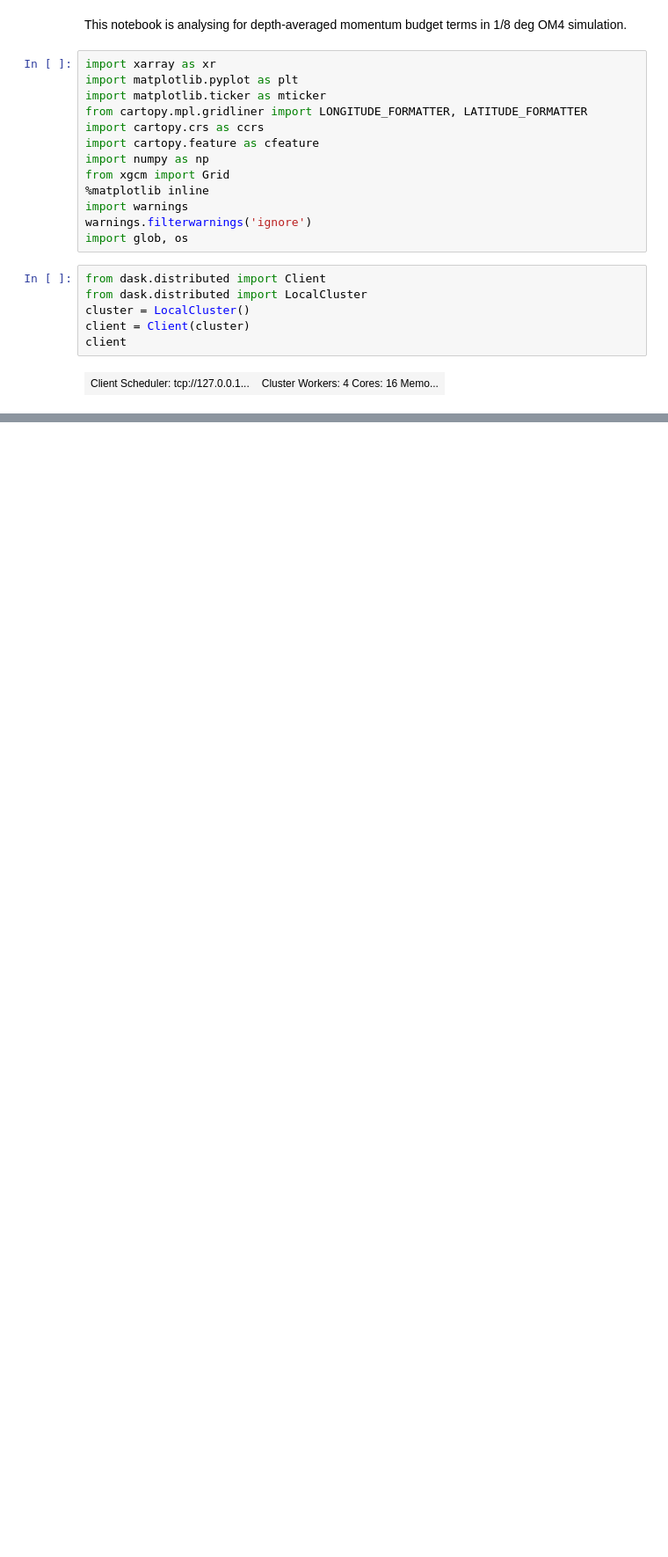
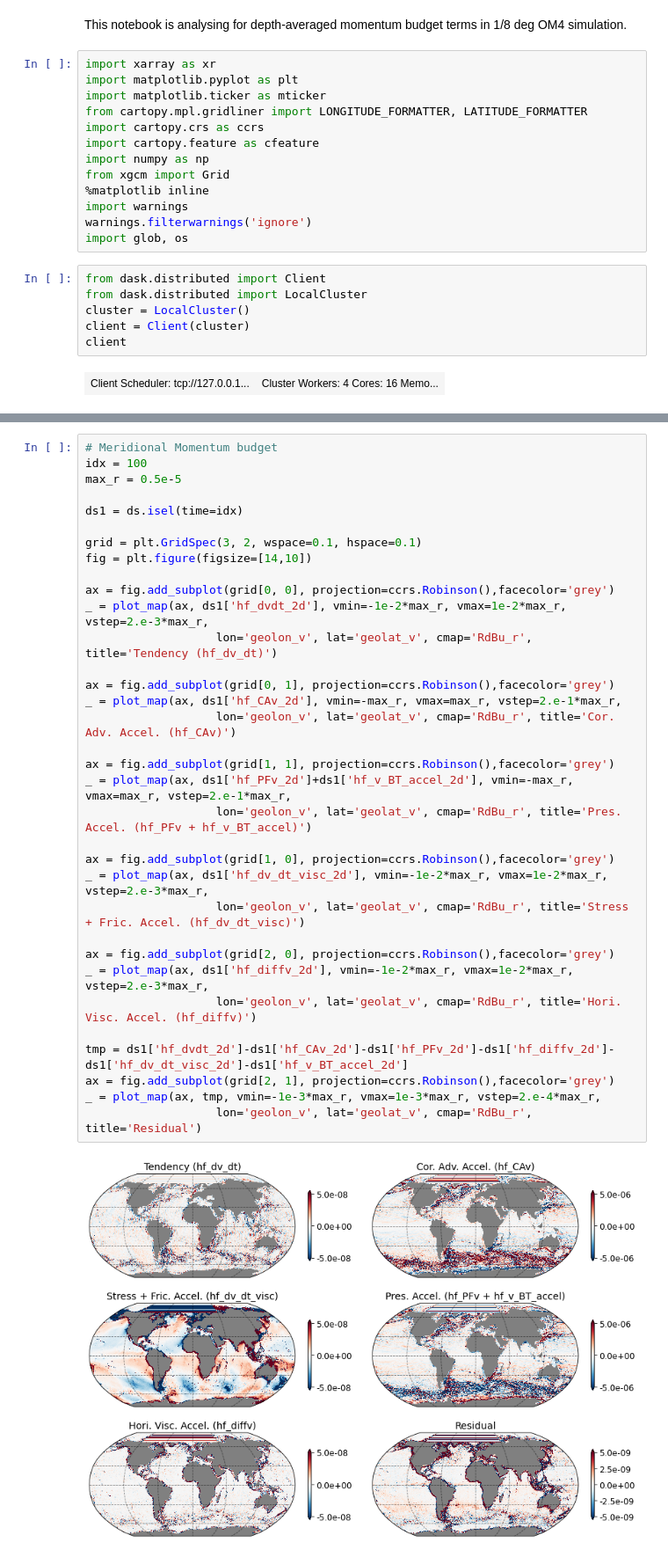
Before and after one commit to hmkhatri/MOM6_Momentum_Budget, a Jupyter notebook: OM4_125.ipynb, the cells around one changed output, grey strips where cells are left out. Shown at 88% size. Drawn from its saved outputs; the diff is of its cells as text; blank space fills up the shorter version.

Commit message:
OM4_125 momentum budgets

```diff
--- a/OM4_125.ipynb
+++ b/OM4_125.ipynb
@@ -135,0 +113,36 @@ subplot_kws=dict(projection=ccrs.Robinson(),facecolor='grey')
+# %%
+# Meridional Momentum budget
+idx = 100
+max_r = 0.5e-5
+
+ds1 = ds.isel(time=idx)
+
+grid = plt.GridSpec(3, 2, wspace=0.1, hspace=0.1)
+fig = plt.figure(figsize=[14,10])
+
+ax = fig.add_subplot(grid[0, 0], projection=ccrs.Robinson(),facecolor='grey')
+_ = plot_map(ax, ds1['hf_dvdt_2d'], vmin=-1e-2*max_r, vmax=1e-2*max_r, vstep=2.e-3*max_r,
+                   lon='geolon_v', lat='geolat_v', cmap='RdBu_r', title='Tendency (hf_dv_dt)')
+
+ax = fig.add_subplot(grid[0, 1], projection=ccrs.Robinson(),facecolor='grey')
+_ = plot_map(ax, ds1['hf_CAv_2d'], vmin=-max_r, vmax=max_r, vstep=2.e-1*max_r,
+                   lon='geolon_v', lat='geolat_v', cmap='RdBu_r', title='Cor. Adv. Accel. (hf_CAv)')
+
+ax = fig.add_subplot(grid[1, 1], projection=ccrs.Robinson(),facecolor='grey')
+_ = plot_map(ax, ds1['hf_PFv_2d']+ds1['hf_v_BT_accel_2d'], vmin=-max_r, vmax=max_r, vstep=2.e-1*max_r,
+                   lon='geolon_v', lat='geolat_v', cmap='RdBu_r', title='Pres. Accel. (hf_PFv + hf_v_BT_accel)')
+
+ax = fig.add_subplot(grid[1, 0], projection=ccrs.Robinson(),facecolor='grey')
+_ = plot_map(ax, ds1['hf_dv_dt_visc_2d'], vmin=-1e-2*max_r, vmax=1e-2*max_r, vstep=2.e-3*max_r,
+                   lon='geolon_v', lat='geolat_v', cmap='RdBu_r', title='Stress + Fric. Accel. (hf_dv_dt_visc)')
+
+ax = fig.add_subplot(grid[2, 0], projection=ccrs.Robinson(),facecolor='grey')
+_ = plot_map(ax, ds1['hf_diffv_2d'], vmin=-1e-2*max_r, vmax=1e-2*max_r, vstep=2.e-3*max_r,
+                   lon='geolon_v', lat='geolat_v', cmap='RdBu_r', title='Hori. Visc. Accel. (hf_diffv)')
+
+tmp = ds1['hf_dvdt_2d']-ds1['hf_CAv_2d']-ds1['hf_PFv_2d']-ds1['hf_diffv_2d']-ds1['hf_dv_dt_visc_2d']-ds1['hf_v_BT_accel_2d']
+ax = fig.add_subplot(grid[2, 1], projection=ccrs.Robinson(),facecolor='grey')
+_ = plot_map(ax, tmp, vmin=-1e-3*max_r, vmax=1e-3*max_r, vstep=2.e-4*max_r,
+                   lon='geolon_v', lat='geolat_v', cmap='RdBu_r', title='Residual')
+# %% [output]
+[figure, added]
```
Also changed, not shown: parts of 18 cells of this notebook, 2 other files.
